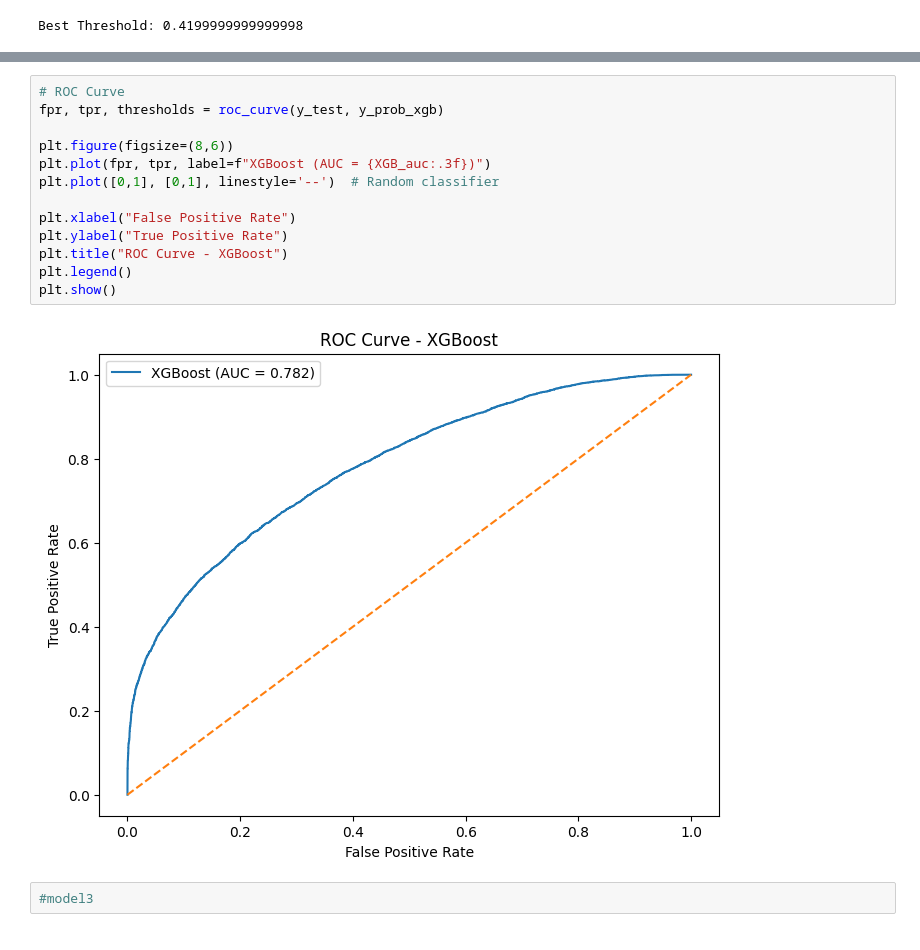
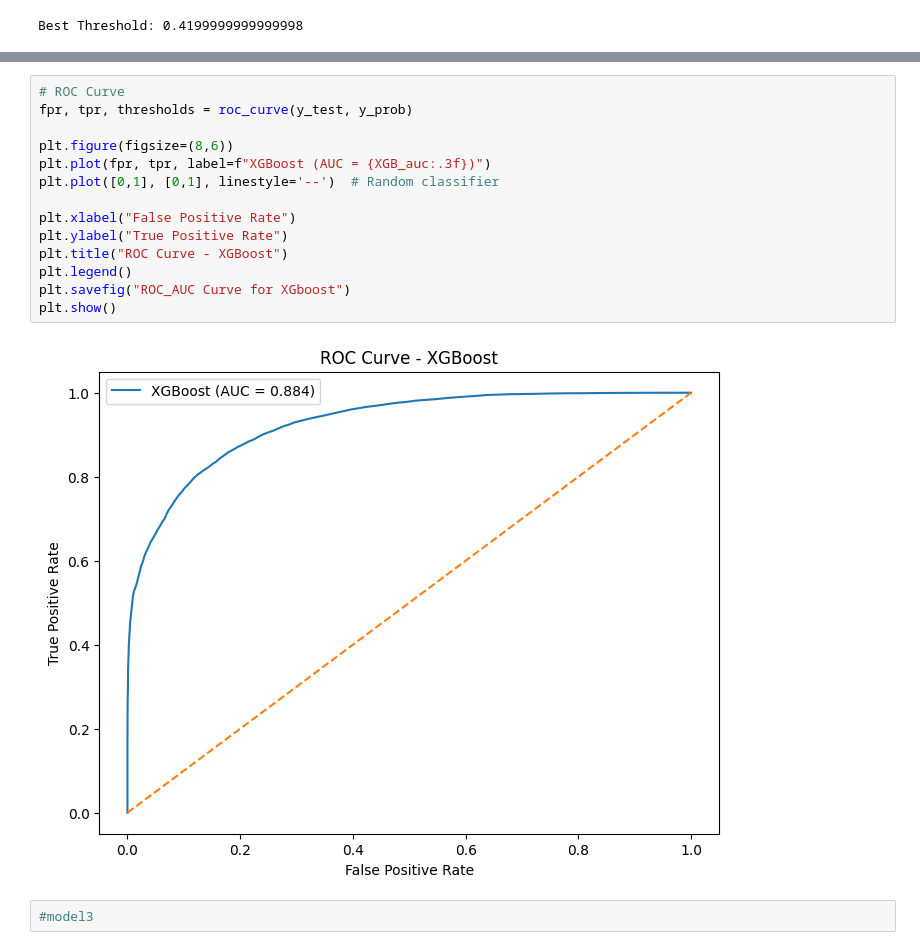
Before and after one commit to Valluru-Abhinaya/Data-Science-Final-Project, a Jupyter notebook: Final Project Code(DS).ipynb, the cells around one changed output, grey strips where cells are left out. Drawn from its saved outputs; the diff is of its cells as text.

```diff
--- a/Final Project Code(DS).ipynb
+++ b/Final Project Code(DS).ipynb
@@ -482,18 +700,19 @@ Confusion Matrix:
 # %%
 # ROC Curve
-fpr, tpr, thresholds = roc_curve(y_test, y_prob_xgb)
+fpr, tpr, thresholds = roc_curve(y_test, y_prob)
 
 plt.figure(figsize=(8,6))
 plt.plot(fpr, tpr, label=f"XGBoost (AUC = {XGB_auc:.3f})")
 plt.plot([0,1], [0,1], linestyle='--')  # Random classifier
 
 plt.xlabel("False Positive Rate")
 plt.ylabel("True Positive Rate")
 plt.title("ROC Curve - XGBoost")
 plt.legend()
+plt.savefig("ROC_AUC Curve for XGboost")
 plt.show()
 # %% [output]
-[figure, old version]
+[figure, new version]
 # %%
 #model3
 # %%
```
Also changed, not shown: parts of 23 cells of this notebook.
